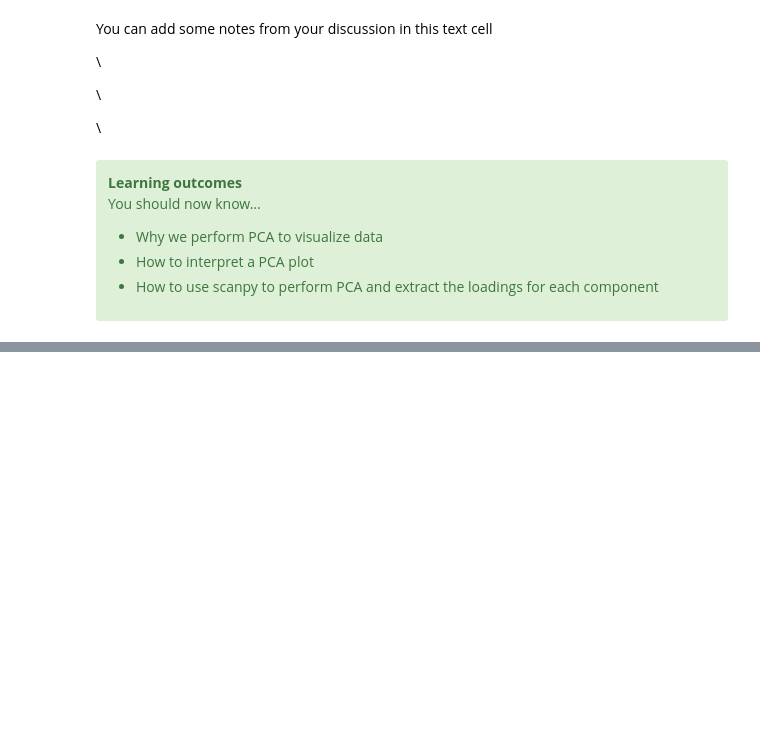
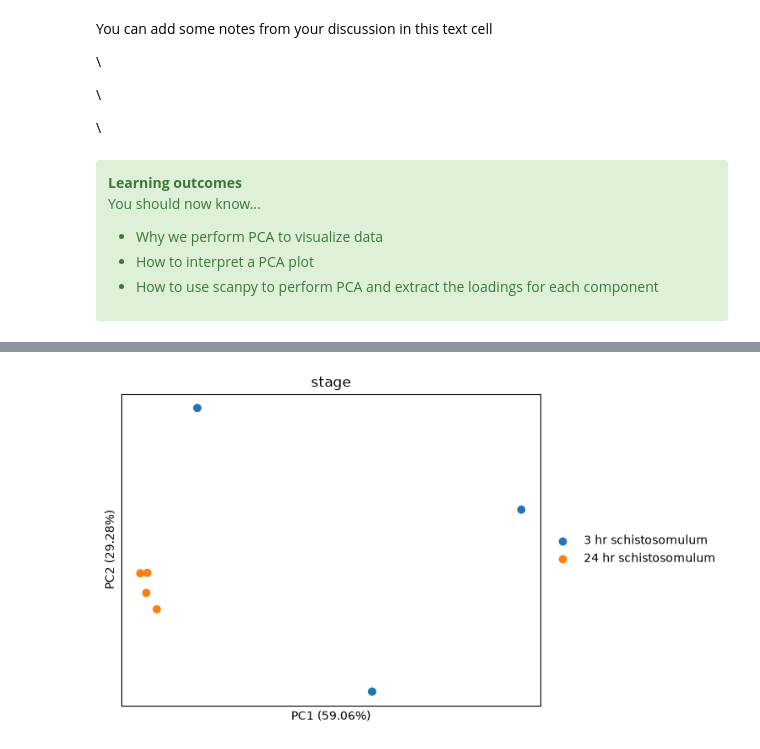
Before and after one commit to pcastro-UoE/PaBi3_2025, a Jupyter notebook: 2A - Quantification and PCA_answers.ipynb, the cells around one changed output, grey strips where cells are left out. Drawn from its saved outputs; the diff is of its cells as text; code cells hidden in the pictures; blank space fills up the shorter version.

```diff
--- a/2A - Quantification and PCA_answers.ipynb
+++ b/2A - Quantification and PCA_answers.ipynb
@@ -514,0 +521,3 @@ You should now know...
+# %%
+counts_s = counts[metadata["stage"].isin(["3 hr schistosomulum","24 hr schistosomulum"])]
+metadata_s = metadata[metadata["stage"].isin(["3 hr schistosomulum","24 hr schistosomulum"])]
@@ -514,0 +536,9 @@ You should now know...
+# %%
+dds = DeseqDataSet(
+    counts=counts_s,
+    metadata=metadata_s,
+    refit_cooks=True,
+    design="stage"
+)
+
+dds
@@ -514,0 +581,6 @@ You should now know...
+# %%
+# Use scanpy to plot the first 2 components
+sc.tl.pca(dds)
+sc.pl.pca(dds, size=200, color="stage", annotate_var_explained=True)
+# %% [output]
+[figure, added]
```
Also changed, not shown: parts of 11 cells of this notebook.
